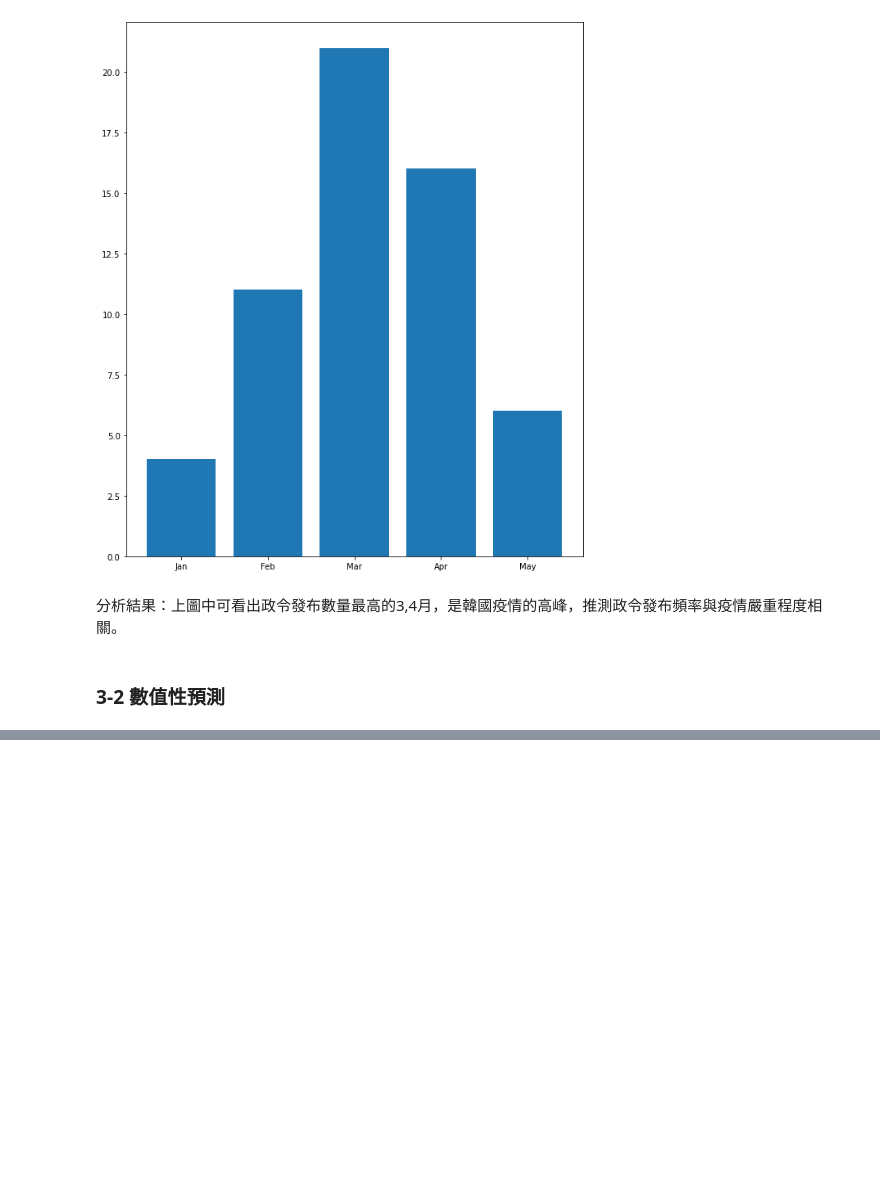
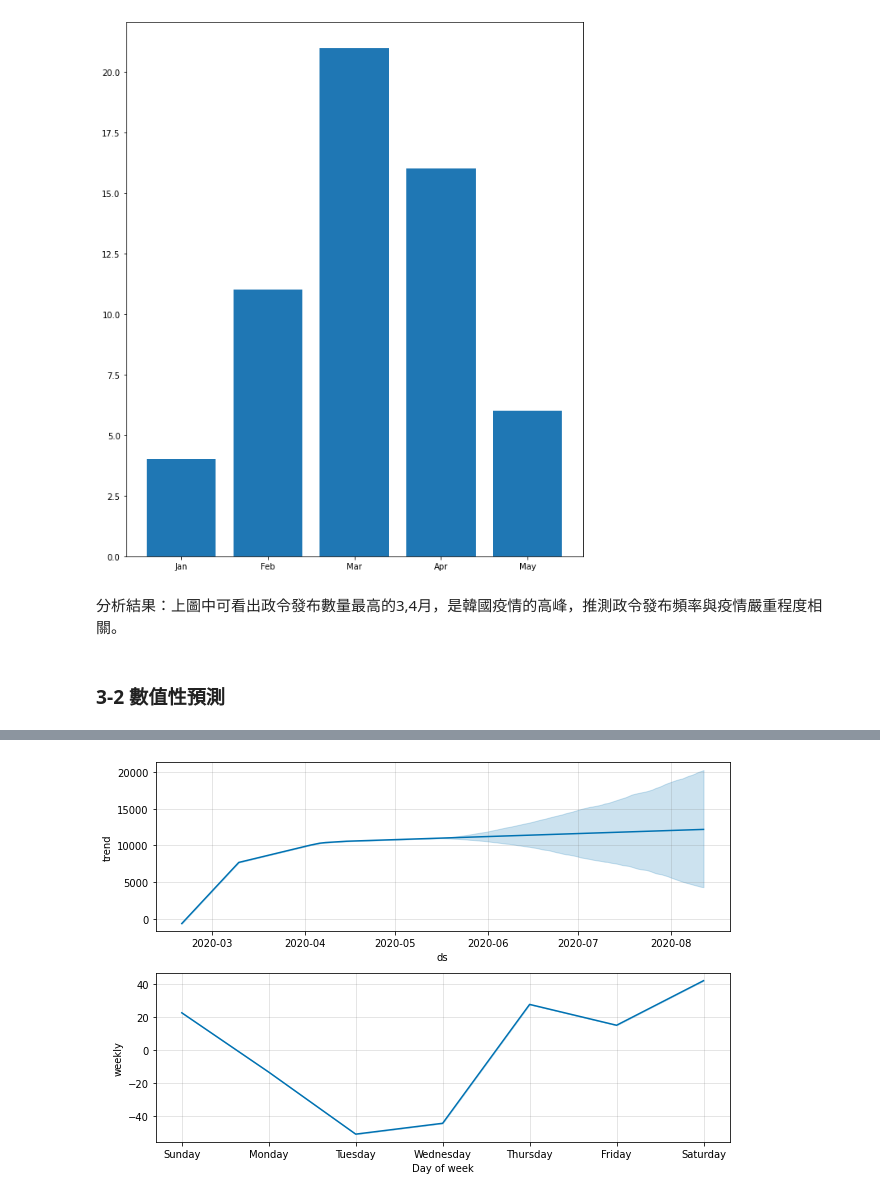
Before and after one commit to JeKuan/FDA_KOREA, a Jupyter notebook: Integrated.ipynb, the cells around one changed output, grey strips where cells are left out. Cells and saved outputs as stored; diff of their text form; code cells hidden in the pictures; blank space fills up the shorter version.

```diff
--- a/Integrated.ipynb
+++ b/Integrated.ipynb
@@ -2417,0 +2498,4 @@ bar = ax.bar(month, policy_count)
+# %%
+model.plot_components(forecast);
+# %% [output]
+[figure, added]
```
Also changed, not shown: parts of 25 cells of this notebook, 1 other file.
